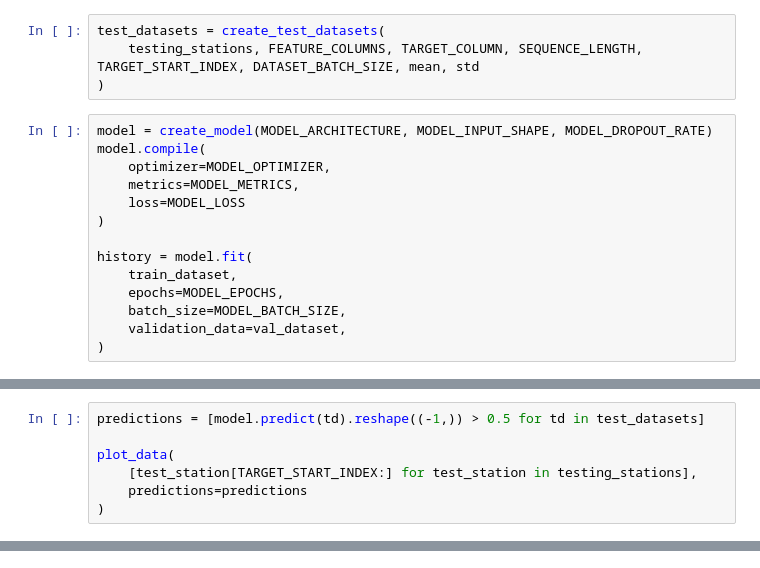
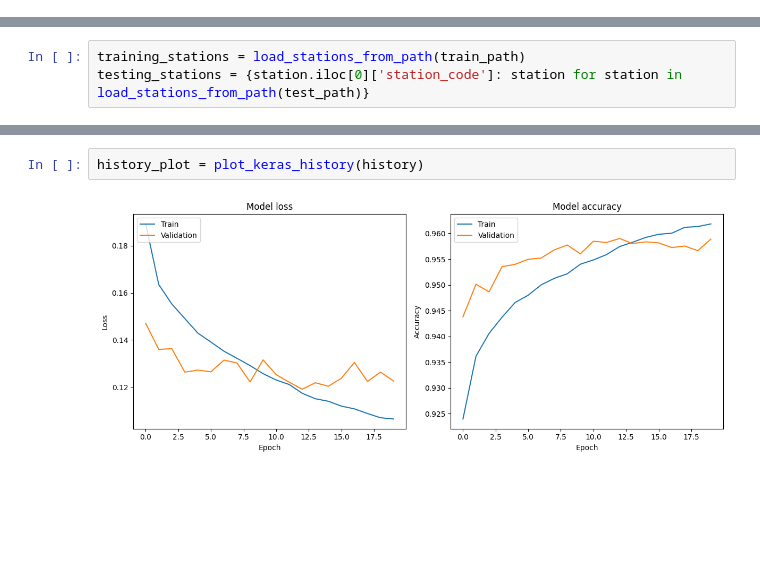
Before and after one commit to entorarifi/snow-height-anomaly-detection, a Jupyter notebook: notebooks/benchmark.ipynb, the cells around one changed output, grey strips where cells are left out. Cells and saved outputs as stored; diff of their text form; blank space fills up the shorter version.

```diff
--- a/notebooks/benchmark.ipynb
+++ b/notebooks/benchmark.ipynb
@@ -38,18 +72,0 @@ train_dataset, val_dataset, mean, std = create_train_val_datasets(
-# %%
-test_datasets = create_test_datasets(
-    testing_stations, FEATURE_COLUMNS, TARGET_COLUMN, SEQUENCE_LENGTH, TARGET_START_INDEX, DATASET_BATCH_SIZE, mean, std
-)
-# %%
-model = create_model(MODEL_ARCHITECTURE, MODEL_INPUT_SHAPE, MODEL_DROPOUT_RATE)
-model.compile(
-    optimizer=MODEL_OPTIMIZER,
-    metrics=MODEL_METRICS,
-    loss=MODEL_LOSS
-)
-
-history = model.fit(
-    train_dataset,
-    epochs=MODEL_EPOCHS,
-    batch_size=MODEL_BATCH_SIZE,
-    validation_data=val_dataset,
-)
@@ -59,7 +73,3 @@ for dt in test_datasets:
-# %%
-predictions = [model.predict(td).reshape((-1,)) > 0.5 for td in test_datasets]
-
-plot_data(
-    [test_station[TARGET_START_INDEX:] for test_station in testing_stations],
-    predictions=predictions
-)
+# %%
+training_stations = load_stations_from_path(train_path)
+testing_stations = {station.iloc[0]['station_code']: station for station in load_stations_from_path(test_path)}
@@ -65,0 +192,4 @@ plot_data(
+# %%
+history_plot = plot_keras_history(history)
+# %% [output]
+[figure, added]
```
Also changed, not shown: parts of 8 cells of this notebook.
